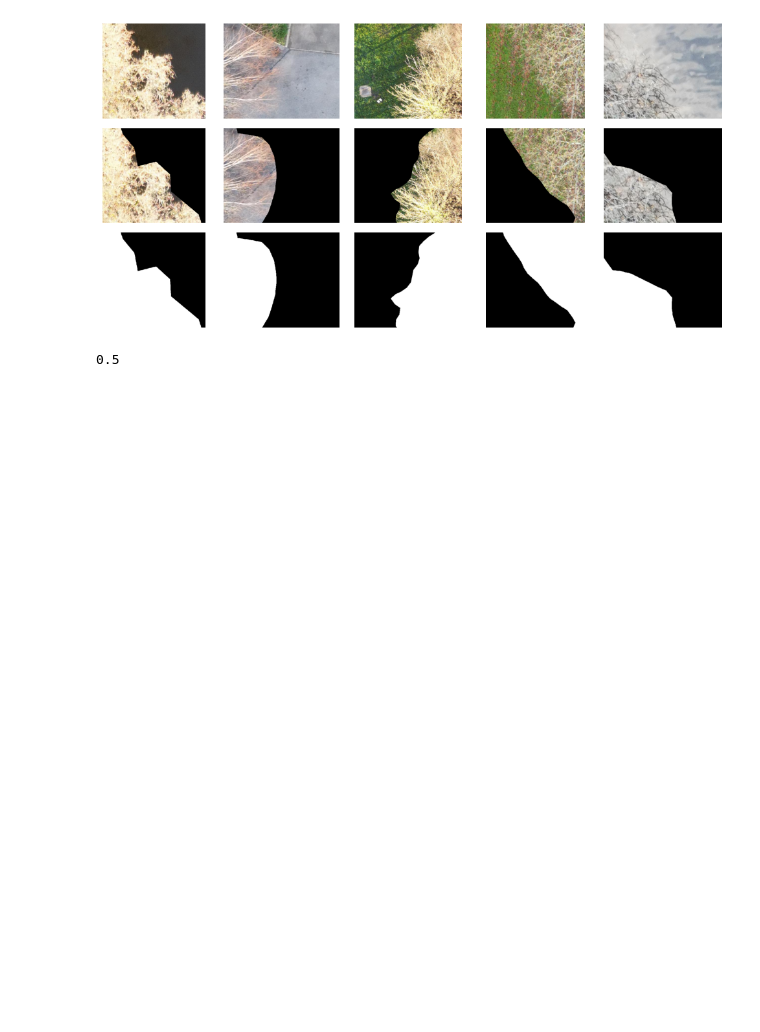
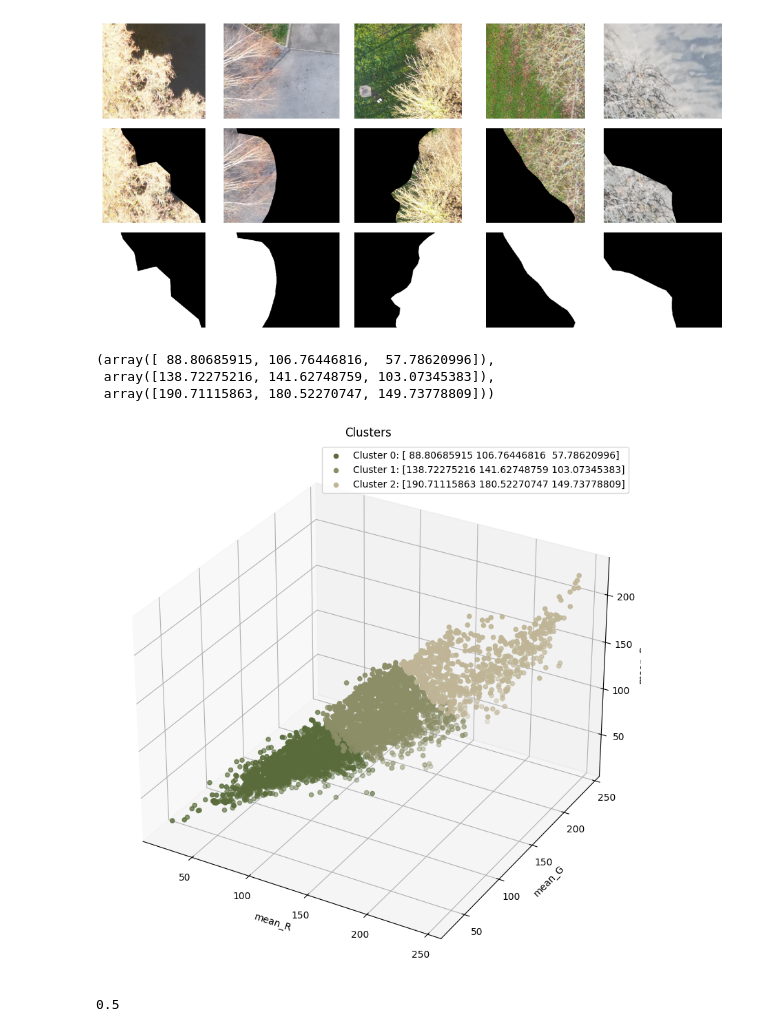
Before and after one commit to binhng2803/UCC, a Jupyter notebook: color_EDA.ipynb, the cells around one changed output. Saved outputs shown, nothing was run; the diff lists cells and outputs as text; code cells hidden in the pictures; blank space fills up the shorter version.

Commit message:
add plot color EDA

```diff
--- a/color_EDA.ipynb
+++ b/color_EDA.ipynb
@@ -126,8 +127,10 @@ output
 # %%
 # output.to_csv('color_EDA.csv', index=False)
 # %%
+output = pd.DataFrame(result, columns =['img_file', 'ann_file', 'mean_R', 'mean_G', 'mean_B'])
 X = np.array(output.drop(['img_file', 'ann_file'], axis=1))
 kmeans = KMeans(n_clusters=3, random_state=42, n_init="auto", max_iter=1000).fit(X)
+print(kmeans.cluster_centers_)
 # clustering = AgglomerativeClustering(n_clusters=4).fit(X)
 output['classify'] = kmeans.labels_
 # output['classify'] = clustering.labels_
@@ -288,6 +292,46 @@ plt.show()
 # %% [output]
 class_2
 [figure]
+# %%
+cluster_0 = class_0.drop(['img_file', 'ann_file', 'classify'], axis = 1)
+cluster_1 = class_1.drop(['img_file', 'ann_file', 'classify'], axis = 1)
+cluster_2 = class_2.drop(['img_file', 'ann_file', 'classify'], axis = 1)
+c0, c1, c2 = kmeans.cluster_centers_
+c0, c1,c2
+# %% [output]
+(array([ 88.80685915, 106.76446816,  57.78620996]),
+ array([138.72275216, 141.62748759, 103.07345383]),
+ array([190.71115863, 180.52270747, 149.73778809]))
+# %%
+# plot
+cluster_0 = class_0.drop(['img_file', 'ann_file', 'classify'], axis = 1)
+cluster_1 = class_1.drop(['img_file', 'ann_file', 'classify'], axis = 1)
+cluster_2 = class_2.drop(['img_file', 'ann_file', 'classify'], axis = 1)
+c0, c1, c2 = kmeans.cluster_centers_
+# Create a 3D scatter plot
+fig = plt.figure(figsize=(10, 10))
+ax = fig.add_subplot(111, projection='3d')
+
+# Scatter plot for each cluster
+ax.scatter(cluster_0['mean_R'], cluster_0['mean_G'], cluster_0['mean_B'], c=c0/255., marker='o', label=f'Cluster 0: {c0}')
+ax.scatter(cluster_1['mean_R'], cluster_1['mean_G'], cluster_1['mean_B'], c=c1/255., marker='o', label=f'Cluster 1: {c1}')
+ax.scatter(cluster_2['mean_R'], cluster_2['mean_G'], cluster_2['mean_B'], c=c2/255., marker='o', label=f'Cluster 2: {c2}')
+
+# Set labels for each axis
+ax.set_xlabel('mean_R')
+ax.set_ylabel('mean_G')
+ax.set_zlabel('mean_B')
+
+# Set a title for the plot
+ax.set_title('Clusters')
+
+# Add a legend
+ax.legend()
+
+# Show the plot
+plt.show()
+# %% [output]
+[figure, added]
 # %%
 # fig, axes = plt.subplots(3, 5, figsize=(10, 5))
 # axes = axes.flatten()
```
Also changed, not shown: parts of 6 cells of this notebook.
